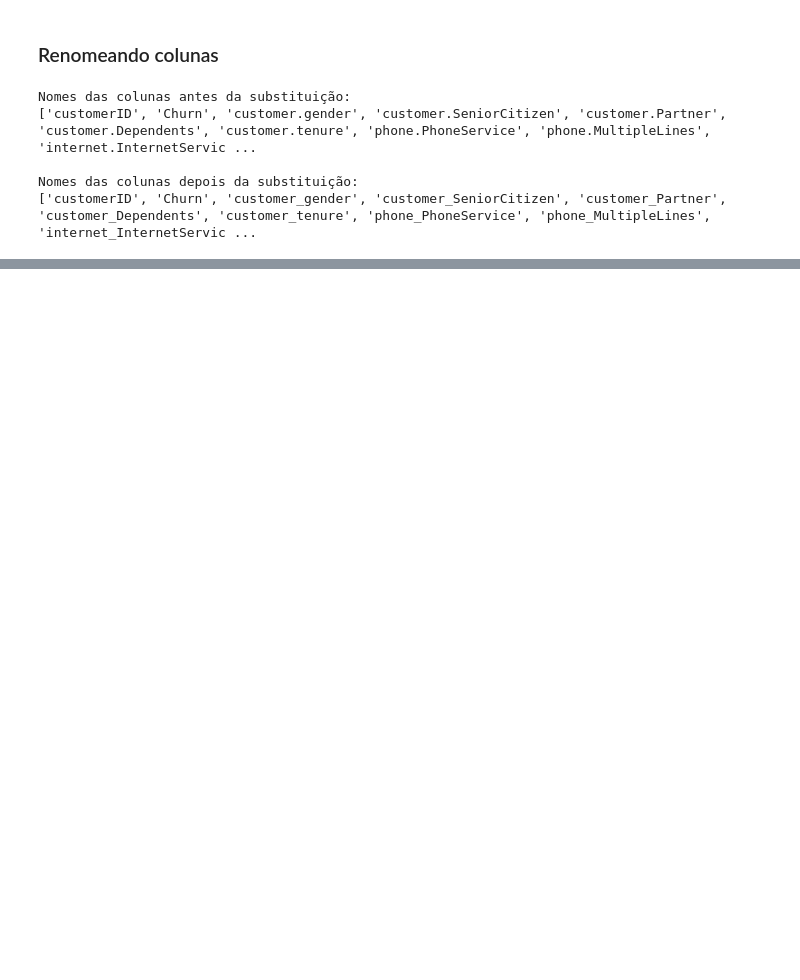
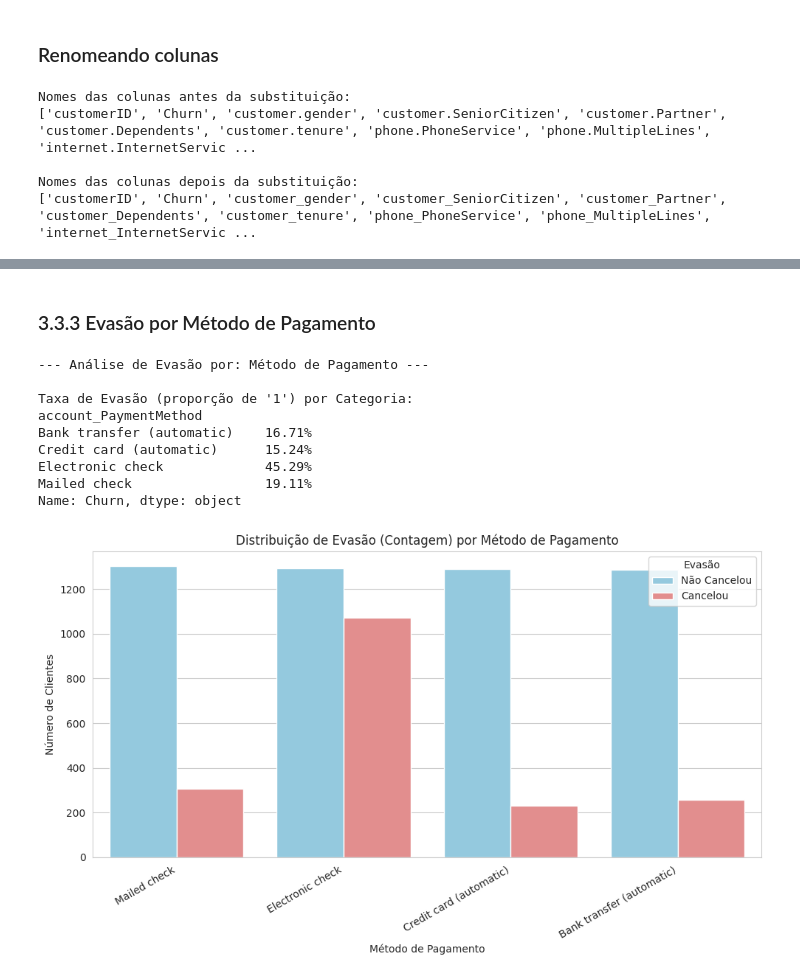
Before and after one commit to vitor-freitas1/challenge-telecom-x-churn, a Jupyter notebook: challenge_telecom_x_churn.ipynb, the cells around one changed output, grey strips where cells are left out. Drawn from its saved outputs; the diff is of its cells as text; code cells hidden in the pictures; blank space fills up the shorter version.

```diff
--- a/challenge_telecom_x_churn.ipynb
+++ b/challenge_telecom_x_churn.ipynb
@@ -463,0 +728,38 @@ Nomes das colunas depois da substituição:
+# %% [markdown]
+### 3.3.3 Evasão por Método de Pagamento
+# %%
+coluna_a_analisar = 'account_PaymentMethod'
+
+if coluna_a_analisar in df.columns:
+    print(f"\n--- Análise de Evasão por: Método de Pagamento ---")
+
+    # Taxa de Churn
+    taxa_churn_calculada = df.groupby(coluna_a_analisar)['Churn'].mean().mul(100)
+    print("\nTaxa de Evasão (proporção de '1') por Categoria:")
+    print(taxa_churn_calculada.round(2).astype(str) + '%')
+
+    # Visualização com countplot
+    plt.figure(figsize=(10, 6))
+    sns.countplot(x=coluna_a_analisar, hue='Churn', data=df, palette=['skyblue', 'lightcoral'])
+    plt.title(f'Distribuição de Evasão (Contagem) por Método de Pagamento')
+    plt.ylabel('Número de Clientes')
+    plt.xlabel('Método de Pagamento')
+    plt.xticks(rotation=30, ha='right')
+    plt.legend(title='Evasão', labels=['Não Cancelou', 'Cancelou'])
+    plt.tight_layout()
+    plt.show()
+
+
+else:
+    print(f"ERRO: Coluna '{coluna_a_analisar}' não encontrada.")
+# %% [output]
+--- Análise de Evasão por: Método de Pagamento ---
+
+Taxa de Evasão (proporção de '1') por Categoria:
+account_PaymentMethod
+Bank transfer (automatic)    16.71%
+Credit card (automatic)      15.24%
+Electronic check             45.29%
+Mailed check                 19.11%
+Name: Churn, dtype: object
+[figure, added]
```
Also changed, not shown: parts of 38 cells of this notebook.
